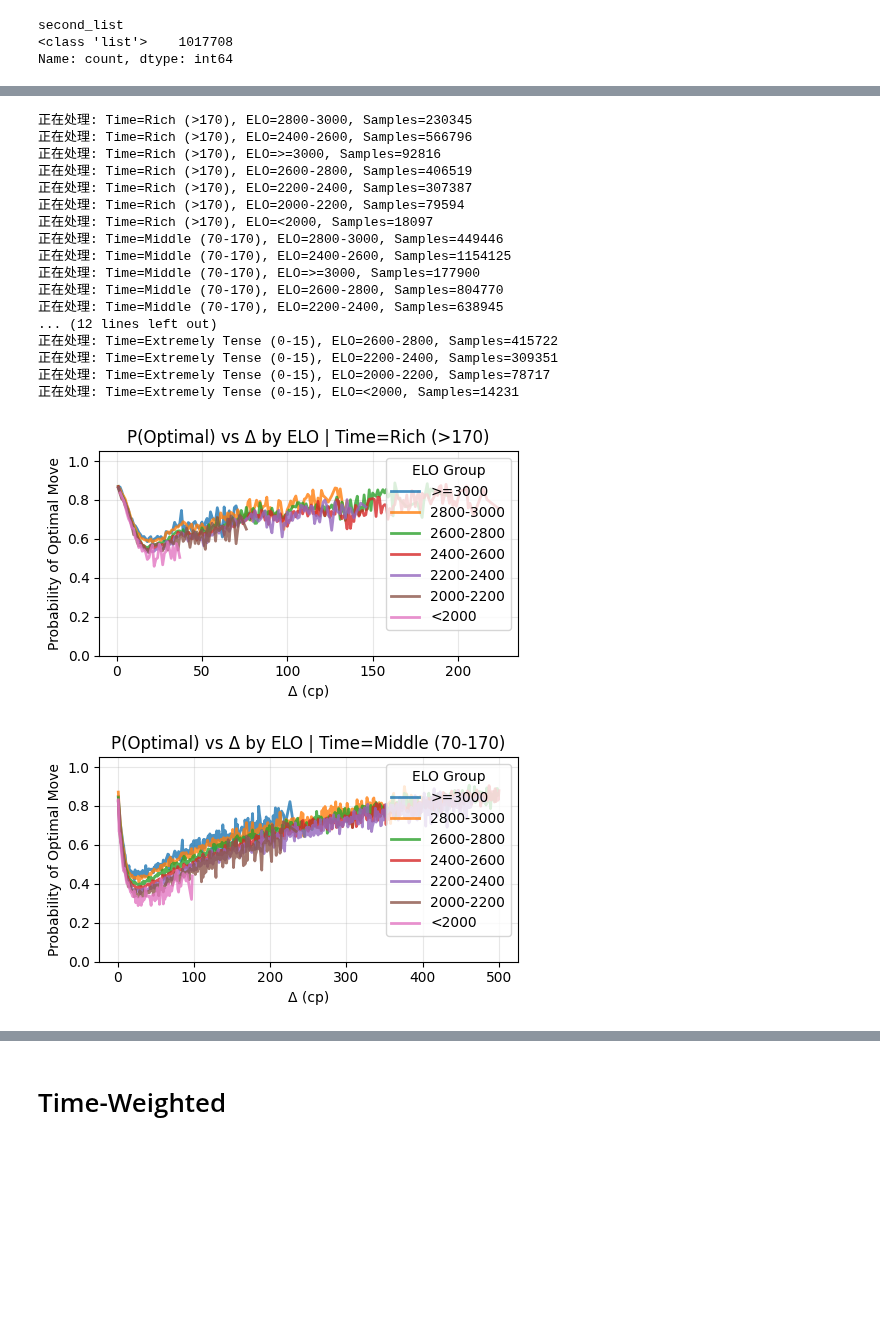
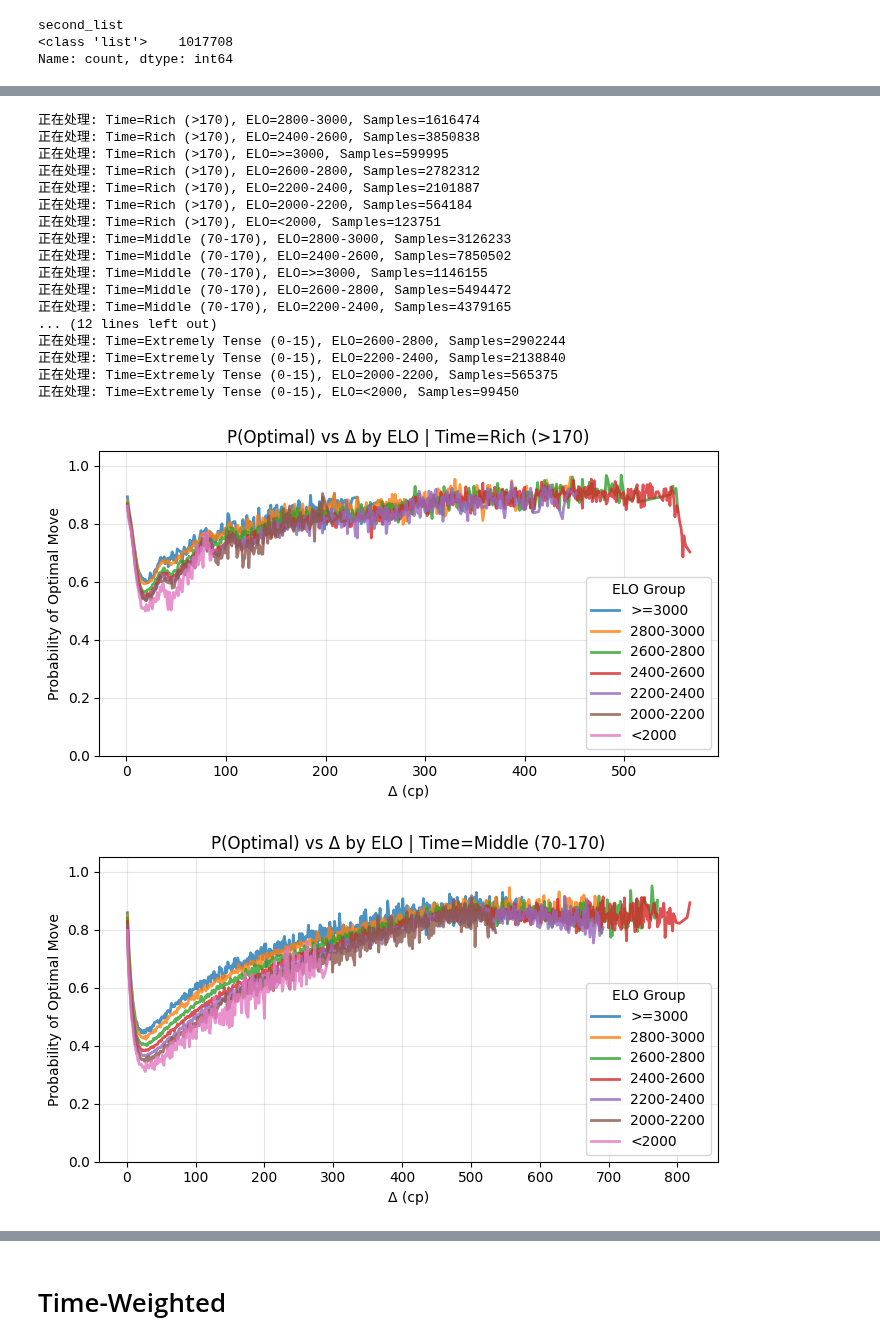
Before and after one commit to zZimablueee/Chess, a Jupyter notebook: complexity/delta_0/delta1.ipynb, the cells around one changed output, grey strips where cells are left out. Cells and saved outputs as stored; diff of their text form; code cells hidden in the pictures; blank space fills up the shorter version.

```diff
--- a/complexity/delta_0/delta1.ipynb
+++ b/complexity/delta_0/delta1.ipynb
@@ -1374,6 +1457,7 @@ def get_remaining_time(row):
     return None
 df_moves['Remain_Time'] = df_moves.progress_apply(get_remaining_time, axis=1)
 # %%
+df_moves = pd.read_parquet('df_moves2.parquet')
 df_moves.head()
 # %% [output]
 |  | uid | Move_Idx | Player | Color | E | E1 | E2 | E3 | E4 | E5 | ... |
@@ -1454,59 +1539,59 @@ for t_group in time_groups:
         prob_curve = empirical_curve_v2(
             df = sub_df,
             label = f'{e_group} | {t_group}',
-            delta_max = 500,
+            delta_max = 1000,
             show_plot = False # 循环中关闭单图，最后一起画总图
         )
         all_prob_curves_time[t_group][e_group] = prob_curve
 # 具体画图
 for t_group in time_groups:
-    plt.figure(figsize=(5,3))
+    plt.figure(figsize=(7,4))
     elo_order=['>=3000', '2800-3000', '2600-2800',
                '2400-2600', '2200-2400', '2000-2200', '<2000']
     colors = plt.cm.tab10.colors
 
     for i, e_group in enumerate(elo_order):
         if e_group not in all_prob_curves_time[t_group]:
             continue
 
         curve = all_prob_curves_time[t_group][e_group]
         if curve is None or curve.empty:
             continue
 
         plt.plot(
             curve['Δ'],
             curve['P_Optimal'],
             lw=2,
             color=colors[i % len(colors)],
             alpha=0.8,
             label=e_group
         )
 
     plt.xlabel('Δ (cp)')
     plt.ylabel('Probability of Optimal Move')
     plt.title(f'P(Optimal) vs Δ by ELO | Time={t_group}')
     plt.ylim(0, 1.05)
     plt.grid(alpha=0.3)
     plt.legend(title='ELO Group')
     plt.tight_layout()
     plt.show()
 # %% [output]
-正在处理: Time=Rich (>170), ELO=2800-3000, Samples=230345
-正在处理: Time=Rich (>170), ELO=2400-2600, Samples=566796
-正在处理: Time=Rich (>170), ELO=>=3000, Samples=92816
-正在处理: Time=Rich (>170), ELO=2600-2800, Samples=406519
-正在处理: Time=Rich (>170), ELO=2200-2400, Samples=307387
-正在处理: Time=Rich (>170), ELO=2000-2200, Samples=79594
-正在处理: Time=Rich (>170), ELO=<2000, Samples=18097
-正在处理: Time=Middle (70-170), ELO=2800-3000, Samples=449446
-正在处理: Time=Middle (70-170), ELO=2400-2600, Samples=1154125
-正在处理: Time=Middle (70-170), ELO=>=3000, Samples=177900
-正在处理: Time=Middle (70-170), ELO=2600-2800, Samples=804770
-正在处理: Time=Middle (70-170), ELO=2200-2400, Samples=638945
+正在处理: Time=Rich (>170), ELO=2800-3000, Samples=1616474
+正在处理: Time=Rich (>170), ELO=2400-2600, Samples=3850838
+正在处理: Time=Rich (>170), ELO=>=3000, Samples=599995
+正在处理: Time=Rich (>170), ELO=2600-2800, Samples=2782312
+正在处理: Time=Rich (>170), ELO=2200-2400, Samples=2101887
+正在处理: Time=Rich (>170), ELO=2000-2200, Samples=564184
+正在处理: Time=Rich (>170), ELO=<2000, Samples=123751
+正在处理: Time=Middle (70-170), ELO=2800-3000, Samples=3126233
+正在处理: Time=Middle (70-170), ELO=2400-2600, Samples=7850502
+正在处理: Time=Middle (70-170), ELO=>=3000, Samples=1146155
+正在处理: Time=Middle (70-170), ELO=2600-2800, Samples=5494472
+正在处理: Time=Middle (70-170), ELO=2200-2400, Samples=4379165
 ... (12 lines left out)
-正在处理: Time=Extremely Tense (0-15), ELO=2600-2800, Samples=415722
-正在处理: Time=Extremely Tense (0-15), ELO=2200-2400, Samples=309351
-正在处理: Time=Extremely Tense (0-15), ELO=2000-2200, Samples=78717
-正在处理: Time=Extremely Tense (0-15), ELO=<2000, Samples=14231
+正在处理: Time=Extremely Tense (0-15), ELO=2600-2800, Samples=2902244
+正在处理: Time=Extremely Tense (0-15), ELO=2200-2400, Samples=2138840
+正在处理: Time=Extremely Tense (0-15), ELO=2000-2200, Samples=565375
+正在处理: Time=Extremely Tense (0-15), ELO=<2000, Samples=99450
-[figure, old version]
+[figure, new version]
-[figure, old version]
+[figure, new version]
```
Also changed, not shown: parts of 38 cells of this notebook, 1 other file.
